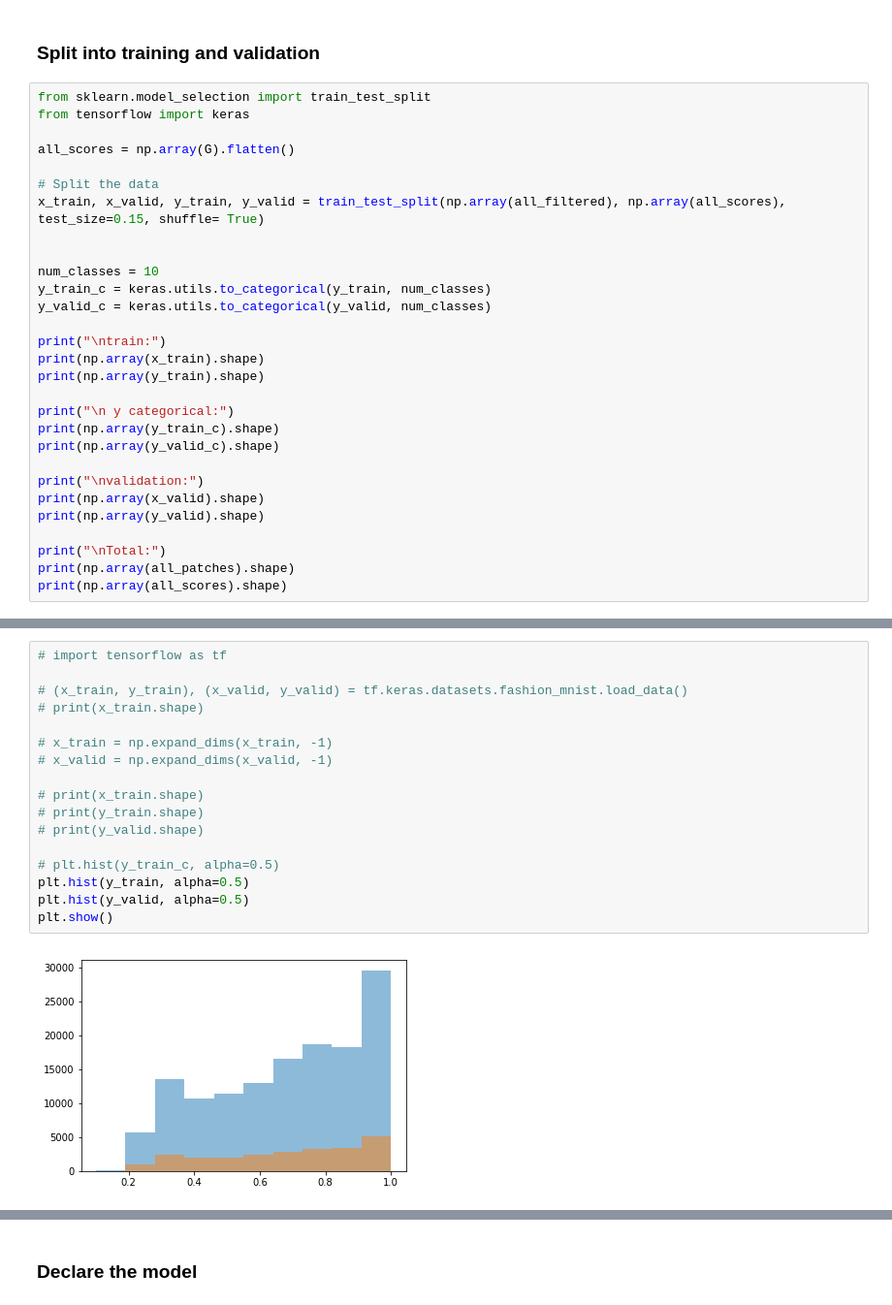
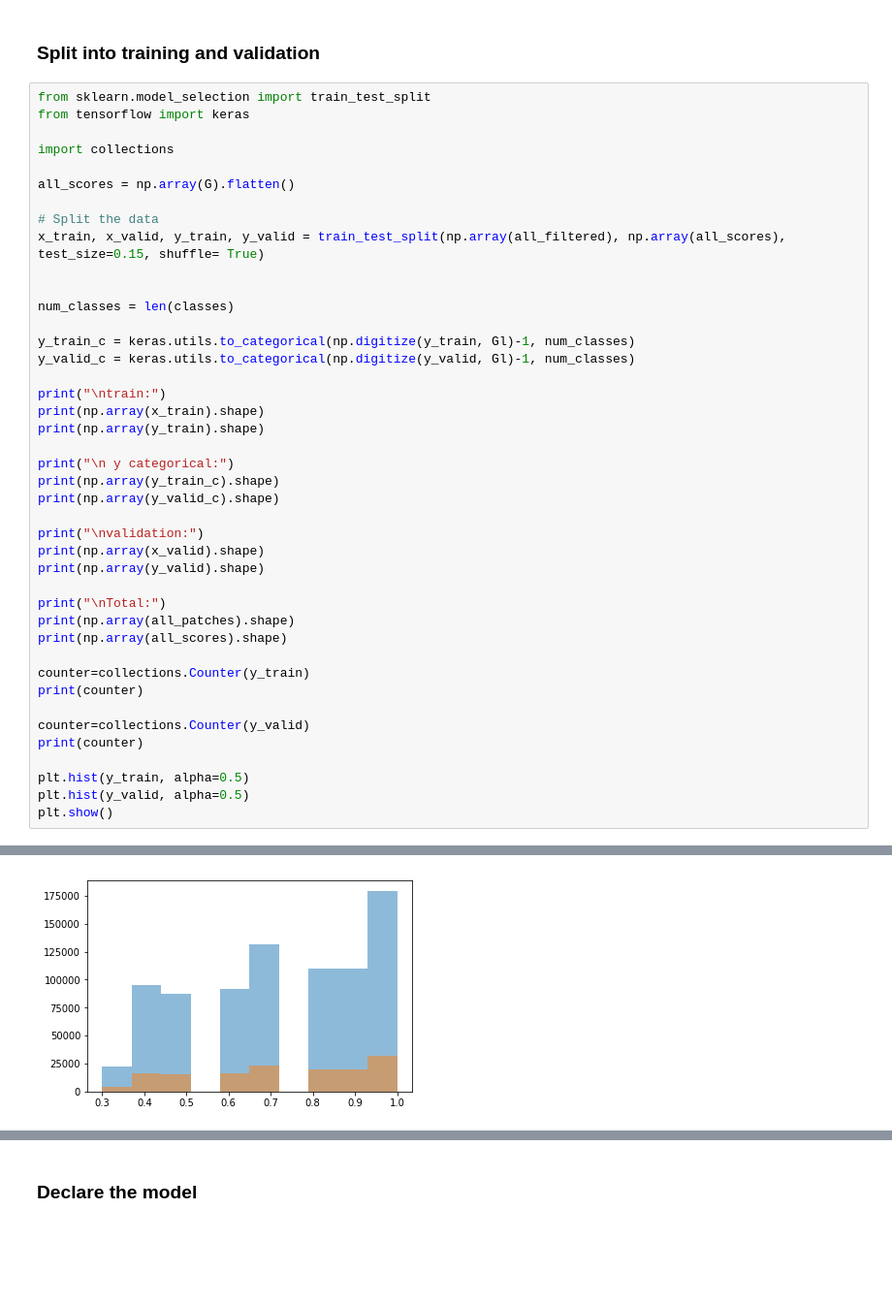
Before and after one commit to adifatol/BIQA, a Jupyter notebook: convNetwork.ipynb, the cells around one changed output, grey strips where cells are left out. Shown at 97% size. Drawn from its saved outputs; the diff is of its cells as text; blank space fills up the shorter version.

```diff
--- a/convNetwork.ipynb
+++ b/convNetwork.ipynb
@@ -402,6 +410,8 @@ print (np.array(all_filtered).shape)
 # %%
 from sklearn.model_selection import train_test_split
 from tensorflow import keras
+
+import collections
 
 all_scores = np.array(G).flatten()
 
@@ -409,9 +419,10 @@ all_scores = np.array(G).flatten()
 x_train, x_valid, y_train, y_valid = train_test_split(np.array(all_filtered), np.array(all_scores), test_size=0.15, shuffle= True)
 
 
-num_classes = 10
-y_train_c = keras.utils.to_categorical(y_train, num_classes)
-y_valid_c = keras.utils.to_categorical(y_valid, num_classes)
+num_classes = len(classes)
+
+y_train_c = keras.utils.to_categorical(np.digitize(y_train, Gl)-1, num_classes)
+y_valid_c = keras.utils.to_categorical(np.digitize(y_valid, Gl)-1, num_classes)
 
 print("\ntrain:")
 print(np.array(x_train).shape)
@@ -428,5 +439,15 @@ print(np.array(y_valid).shape)
 print("\nTotal:")
 print(np.array(all_patches).shape)
 print(np.array(all_scores).shape)
+
+counter=collections.Counter(y_train)
+print(counter)
+
+counter=collections.Counter(y_valid)
+print(counter)
+
+plt.hist(y_train, alpha=0.5)
+plt.hist(y_valid, alpha=0.5)
+plt.show()
 # %% [output]
 train:
@@ -447,19 +470 @@ Total:
+[figure, added]
-# %%
-# import tensorflow as tf
-
-# (x_train, y_train), (x_valid, y_valid) = tf.keras.datasets.fashion_mnist.load_data()
-# print(x_train.shape)
-
-# x_train = np.expand_dims(x_train, -1)
-# x_valid = np.expand_dims(x_valid, -1)
-
-# print(x_train.shape)
-# print(y_train.shape)
-# print(y_valid.shape)
-
-# plt.hist(y_train_c, alpha=0.5)
-plt.hist(y_train, alpha=0.5)
-plt.hist(y_valid, alpha=0.5)
-plt.show()
-# %% [output]
-[figure, removed]
```
Also changed, not shown: parts of 23 cells of this notebook.
